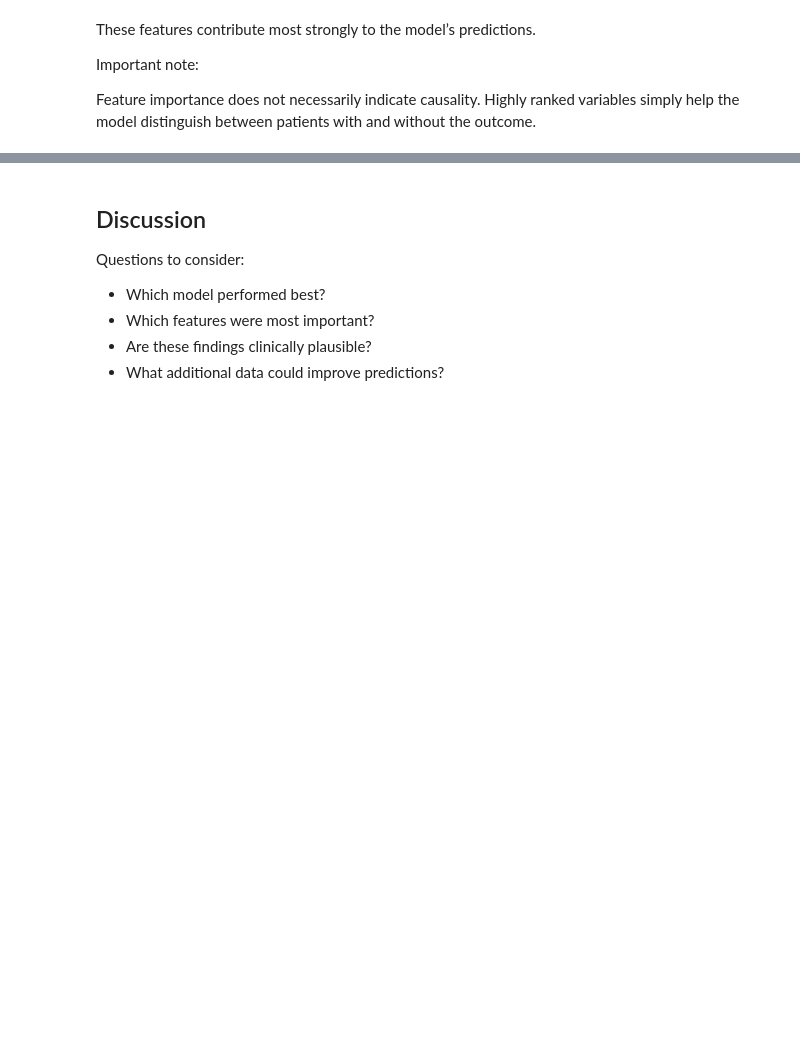
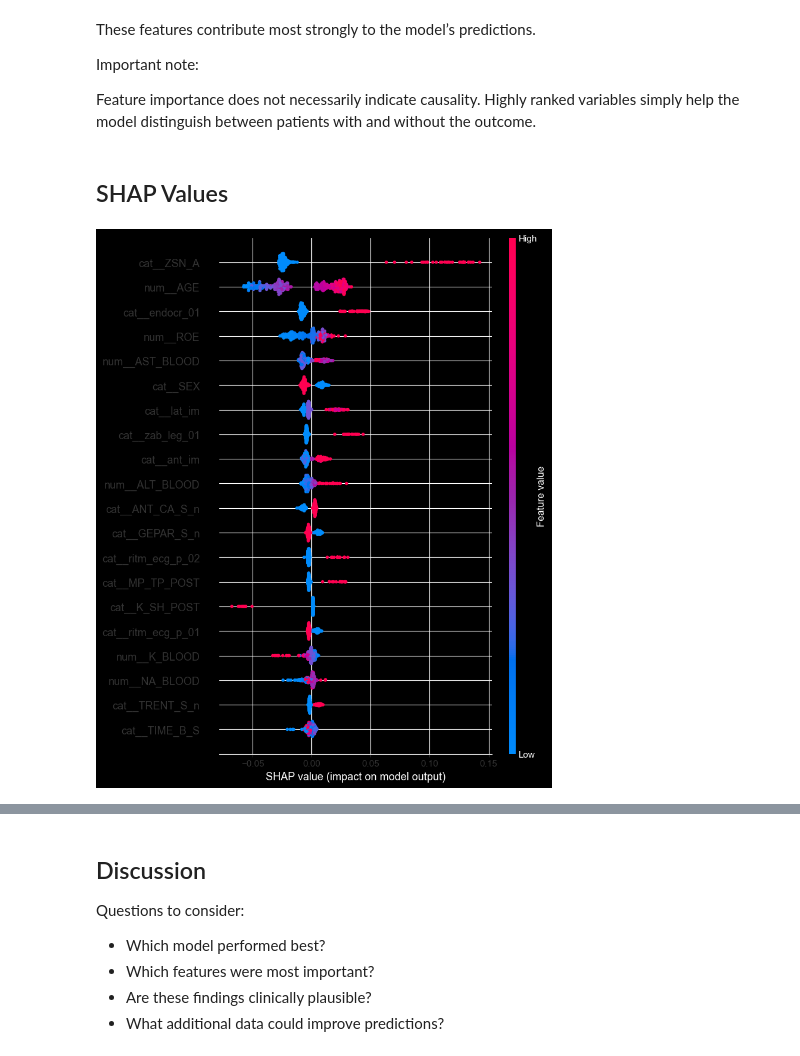
Before and after one commit to ScaDS/ai4medicine-2026, a Jupyter notebook: day3.1_ml-application/02b_machine_learning_solution.ipynb, the cells around one changed output, grey strips where cells are left out. Cells and saved outputs as stored; diff of their text form; code cells hidden in the pictures; blank space fills up the shorter version.

```diff
--- a/day3.1_ml-application/02b_machine_learning_solution.ipynb
+++ b/day3.1_ml-application/02b_machine_learning_solution.ipynb
@@ -943,3 +943,26 @@ Important note:
 Feature importance does not necessarily indicate causality.
 Highly ranked variables simply help the model distinguish between
 patients with and without the outcome.
+# %% [markdown]
+## SHAP Values
+# %%
+# Preprocessing for SHAP
+X_test_transformed = rf_pipeline.named_steps["preprocessing"].transform(X_test)
+
+# Get feature names
+feature_names = rf_pipeline.named_steps["preprocessing"].get_feature_names_out()
+
+# 3. SHAP Explainer
+explainer = shap.TreeExplainer(rf_pipeline.named_steps["model"])
+
+# Calculate SHAP Values
+shap_values = explainer.shap_values(X_test_transformed)
+
+# Summary Plot
+shap.summary_plot(
+    shap_values[:, :, 1],
+    X_test_transformed,
+    feature_names=feature_names
+)
+# %% [output]
+[figure, added]
```
Also changed, not shown: parts of 24 cells of this notebook, 1 other file.
